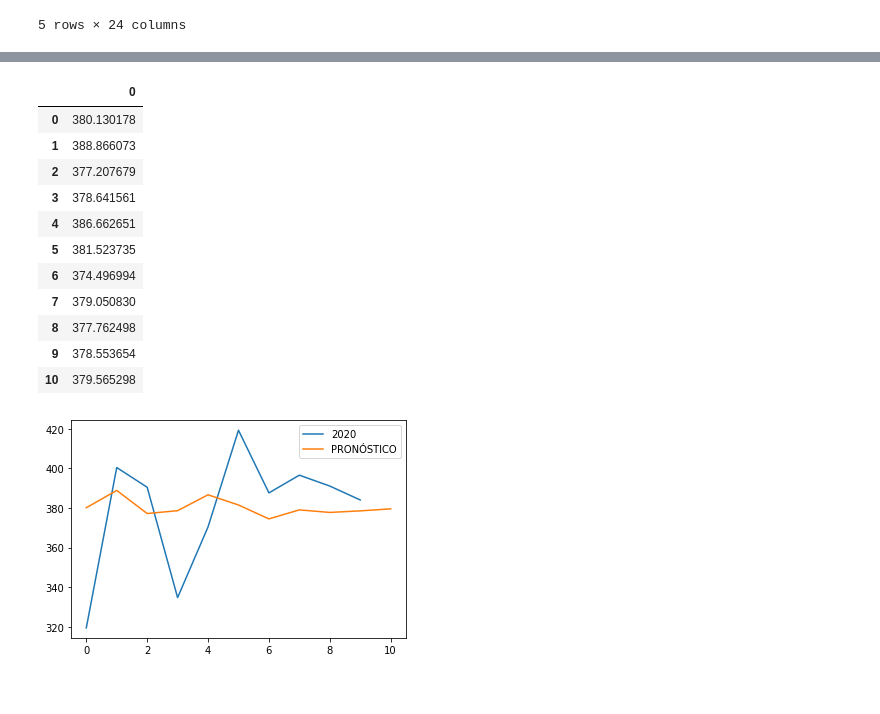
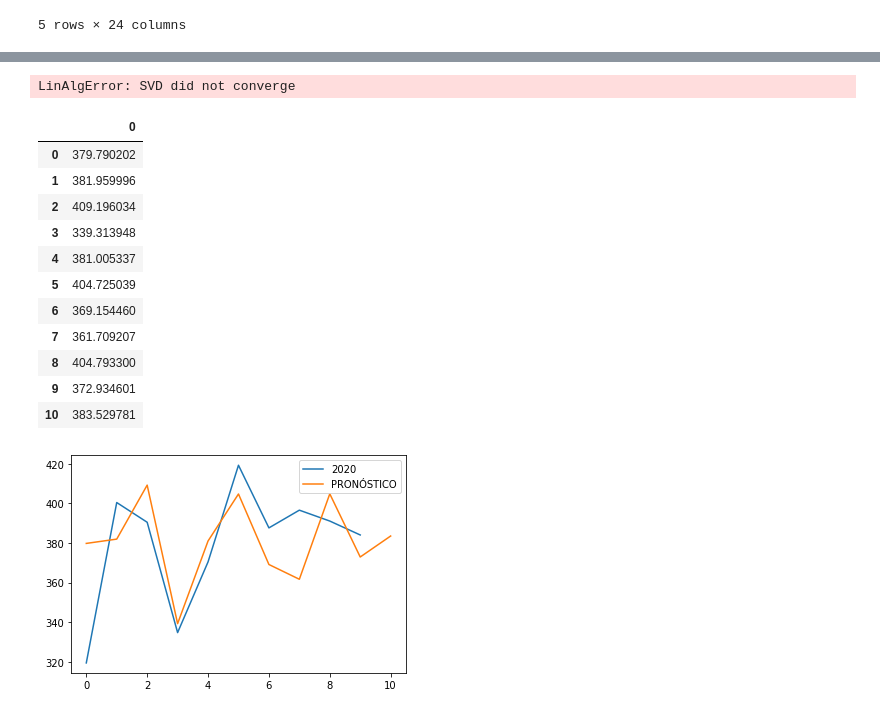
Before and after one commit to ERAUMECR/T_S_Analysis, a Jupyter notebook: Mondays_17_18_19.ipynb, the cells around one changed output, grey strips where cells are left out. Saved outputs shown, nothing was run; the diff lists cells and outputs as text; code cells hidden in the pictures.

```diff
--- a/Mondays_17_18_19.ipynb
+++ b/Mondays_17_18_19.ipynb
@@ -43,15 +43,15 @@ data_20.head()
 # Autocorrelation & Augmented Fuller
 # Run the ADF test on the price series and print out the results
 
-data_17 = data_17.dropna()
+data_20 = data_20.dropna()
 autocorr_u = []
 for i in range(24):
-    autocorr_u.append(data_17[i].autocorr())
+    autocorr_u.append(data_20[i].autocorr())
 autocorr_u = pd.DataFrame(autocorr_u)
 autocorr_u.columns = ['Autocorrelation']
 
 autocorr_diff = []
-daily_diff = data_17.diff()
+daily_diff = data_20.diff()
 for i in range(24):
     autocorr_diff.append(daily_diff[i].autocorr())
 
@@ -60,13 +60,13 @@ autocorr_diff.columns = ['Autocorrelation Diff']
 
 results_af = []
 for i in range(24):
-    res = adfuller(data_17[i])
+    res = adfuller(data_20[i])
     results_af.append(res[1])
 results_af = pd.DataFrame(results_af)
 results_af.columns = ['Augmented Dickey Fuller P-value']
 
 results_af_diff = []
-diff = data_17.diff()
+diff = data_20.diff()
 for i in range(24):
     data_ret = diff[i].pct_change()
     data_ret = data_ret.dropna()
@@ -79,7 +79,7 @@ results_af_diff.columns = ['Augmented dickey fuller Diff P-value']
 # if p<0.05 we can reject the hypothesis that series is a random walk
 
 autocorr = pd.concat([autocorr_u,autocorr_diff, results_af, results_af_diff], axis = 1)
-autocorr
+#autocorr
 
-#data_17.head()
+data_20.head()
 # %% [output]
@@ -159,35 +179,46 @@ for i in range(24):
+# %%
+mod = ARMA(data[0], order=(4,0))
+res = mod.fit()
+
+mod2 = ARMA(data[0], order=(5,0))
+res2 = mod2.fit()
+mod3 = ARMA(data[0], order=(6,0))
+res3 = mod3.fit()
+print(str(res3.bic) + " " + str(res2.bic) + " " + str(res.bic))
+# %% [output]
+LinAlgError: SVD did not converge
 # %%
 data_20 = data_20.dropna()
 
-mod = ARMA(data_20[0], order = (1,0))
+mod = ARMA(data_20[0], order = (4,0))
 res = mod.fit()
 '''
 print(res.summary())
 res.plot_predict(start=0, end=52)
 plt.show()
 '''
 resp = res.predict(start=0, end=10)
 resp = pd.DataFrame(resp)
 resp2 = resp.iloc[0:52, ].values
 resp2 = pd.DataFrame(resp2)
 resp2
 # %% [output]
 |  | 0 |
-| 0 | 380.130178 |
-| 1 | 388.866073 |
-| 2 | 377.207679 |
-| 3 | 378.641561 |
-| 4 | 386.662651 |
-| 5 | 381.523735 |
-| 6 | 374.496994 |
-| 7 | 379.050830 |
-| 8 | 377.762498 |
-| 9 | 378.553654 |
-| 10 | 379.565298 |
+| 0 | 379.790202 |
+| 1 | 381.959996 |
+| 2 | 409.196034 |
+| 3 | 339.313948 |
+| 4 | 381.005337 |
+| 5 | 404.725039 |
+| 6 | 369.154460 |
+| 7 | 361.709207 |
+| 8 | 404.793300 |
+| 9 | 372.934601 |
+| 10 | 383.529781 |
 # %%
 plt.plot(data_20[0], label=2020)
 plt.plot(resp2, label='PRONÓSTICO')
 plt.legend(loc=1)
 plt.show()
 # %% [output]
-[figure, old version]
+[figure, new version]
```
Also changed, not shown: parts of 6 cells of this notebook, 2 other files.
